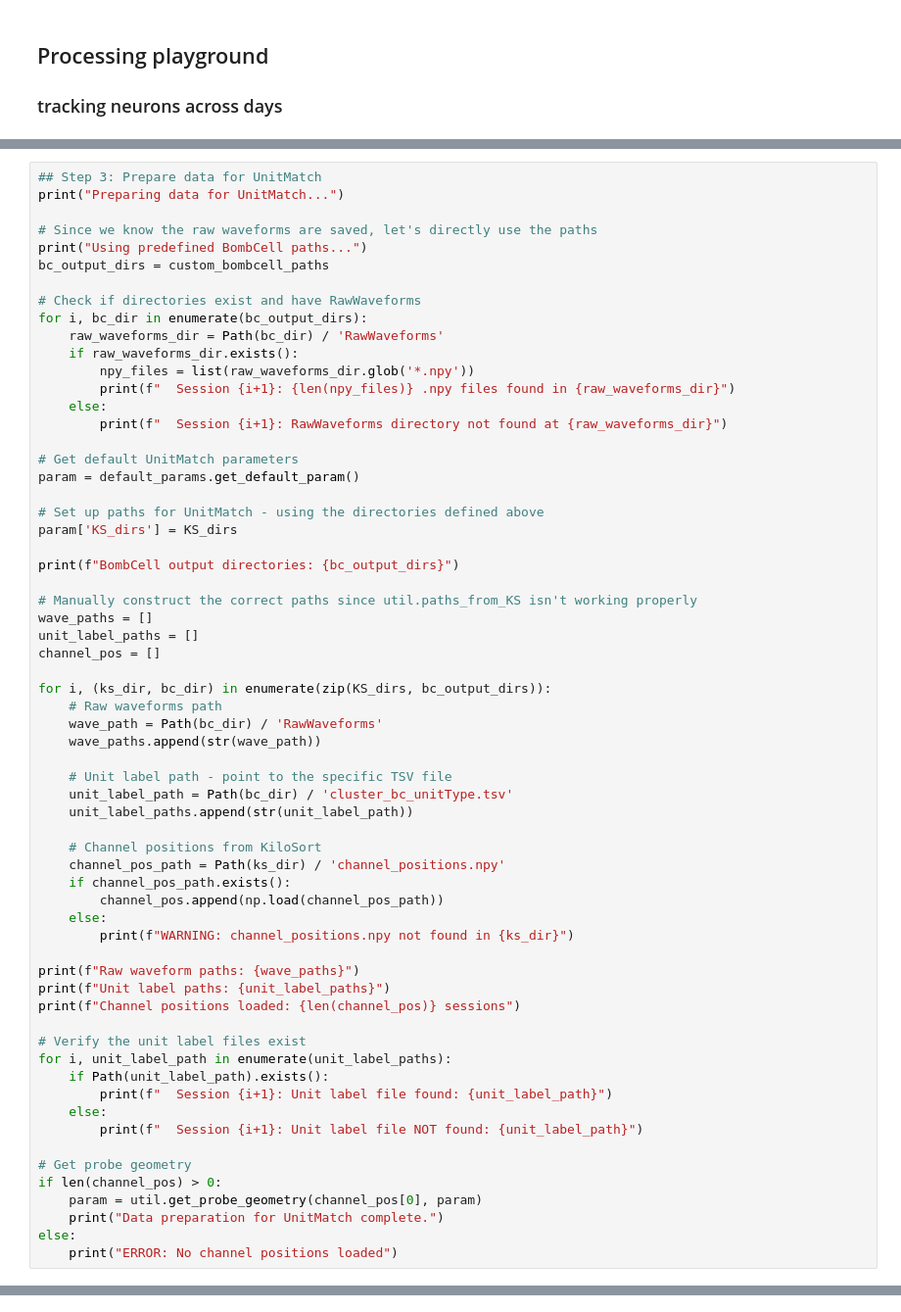
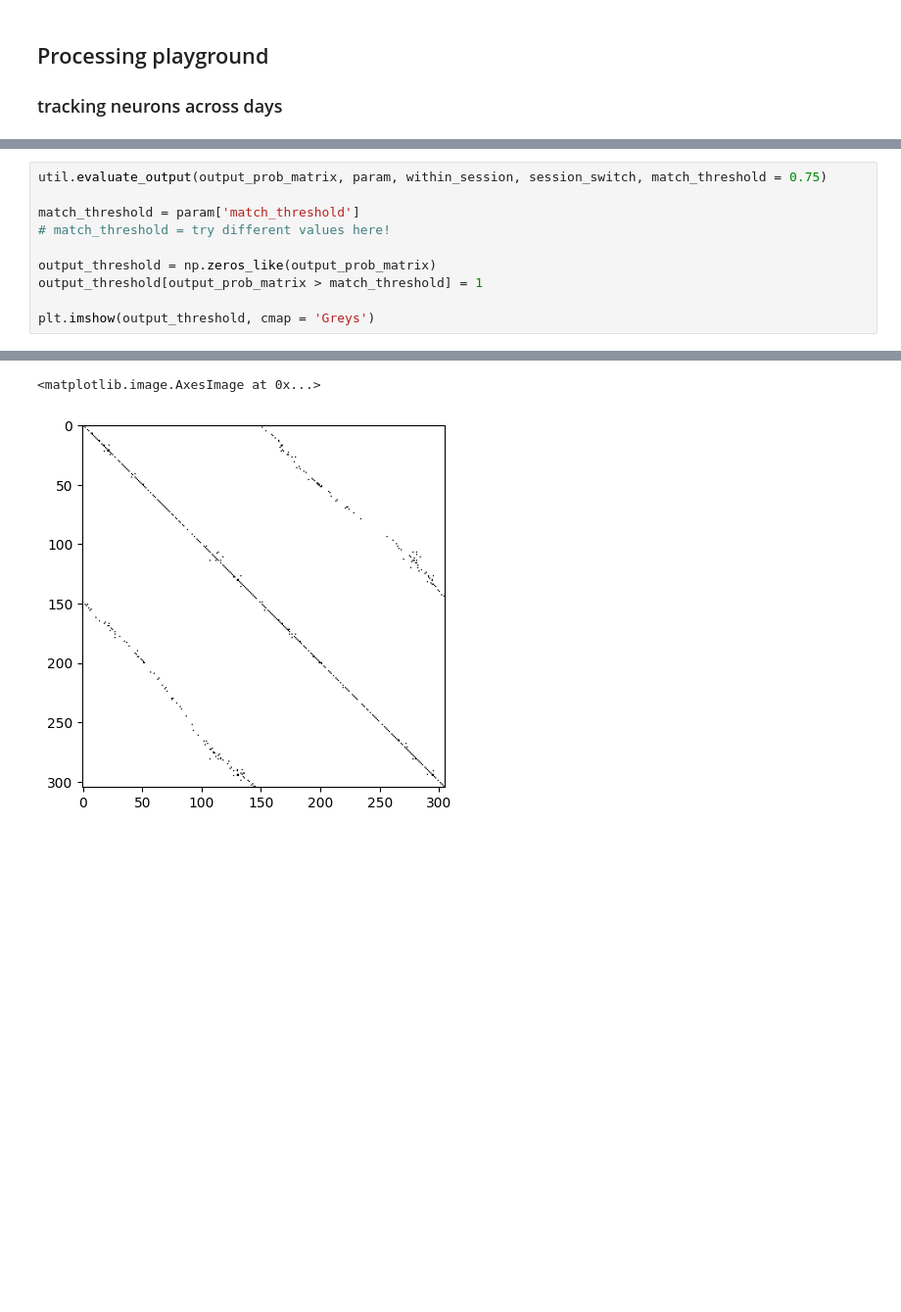
Before and after one commit to Julie-Fabre/WittenLab, a Jupyter notebook: processing_playground.ipynb, the cells around one changed output, grey strips where cells are left out. Shown at 98% size. Drawn from its saved outputs; the diff is of its cells as text; blank space fills up the shorter version.

```diff
--- a/processing_playground.ipynb
+++ b/processing_playground.ipynb
@@ -181,64 +84,11 @@ KeyboardInterrupt:
 # %%
-## Step 3: Prepare data for UnitMatch
-print("Preparing data for UnitMatch...")
+util.evaluate_output(output_prob_matrix, param, within_session, session_switch, match_threshold = 0.75)
 
-# Since we know the raw waveforms are saved, let's directly use the paths
-print("Using predefined BombCell paths...")
-bc_output_dirs = custom_bombcell_paths
+match_threshold = param['match_threshold']
+# match_threshold = try different values here!
 
-# Check if directories exist and have RawWaveforms
-for i, bc_dir in enumerate(bc_output_dirs):
-    raw_waveforms_dir = Path(bc_dir) / 'RawWaveforms'
-    if raw_waveforms_dir.exists():
-        npy_files = list(raw_waveforms_dir.glob('*.npy'))
-        print(f"  Session {i+1}: {len(npy_files)} .npy files found in {raw_waveforms_dir}")
-    else:
-        print(f"  Session {i+1}: RawWaveforms directory not found at {raw_waveforms_dir}")
+output_threshold = np.zeros_like(output_prob_matrix)
+output_threshold[output_prob_matrix > match_threshold] = 1
 
-# Get default UnitMatch parameters
-param = default_params.get_default_param()
-
-# Set up paths for UnitMatch - using the directories defined above
-param['KS_dirs'] = KS_dirs
-
-print(f"BombCell output directories: {bc_output_dirs}")
-
-# Manually construct the correct paths since util.paths_from_KS isn't working properly
-wave_paths = []
-unit_label_paths = []
-channel_pos = []
-
-for i, (ks_dir, bc_dir) in enumerate(zip(KS_dirs, bc_output_dirs)):
-    # Raw waveforms path
-    wave_path = Path(bc_dir) / 'RawWaveforms'
-    wave_paths.append(str(wave_path))
-
-    # Unit label path - point to the specific TSV file
-    unit_label_path = Path(bc_dir) / 'cluster_bc_unitType.tsv'
-    unit_label_paths.append(str(unit_label_path))
-
-    # Channel positions from KiloSort
-    channel_pos_path = Path(ks_dir) / 'channel_positions.npy'
-    if channel_pos_path.exists():
-        channel_pos.append(np.load(channel_pos_path))
-    else:
-        print(f"WARNING: channel_positions.npy not found in {ks_dir}")
-
-print(f"Raw waveform paths: {wave_paths}")
-print(f"Unit label paths: {unit_label_paths}")
-print(f"Channel positions loaded: {len(channel_pos)} sessions")
-
-# Verify the unit label files exist
-for i, unit_label_path in enumerate(unit_label_paths):
-    if Path(unit_label_path).exists():
-        print(f"  Session {i+1}: Unit label file found: {unit_label_path}")
-    else:
-        print(f"  Session {i+1}: Unit label file NOT found: {unit_label_path}")
-
-# Get probe geometry
-if len(channel_pos) > 0:
-    param = util.get_probe_geometry(channel_pos[0], param)
-    print("Data preparation for UnitMatch complete.")
-else:
-    print("ERROR: No channel positions loaded")
+plt.imshow(output_threshold, cmap = 'Greys')
 # %% [output]
@@ -256 +103,3 @@ Data preparation for UnitMatch complete.
+<matplotlib.image.AxesImage at 0x...>
+[figure, added]
 # %%
```
Also changed, not shown: parts of 14 cells of this notebook, 3 other files.
